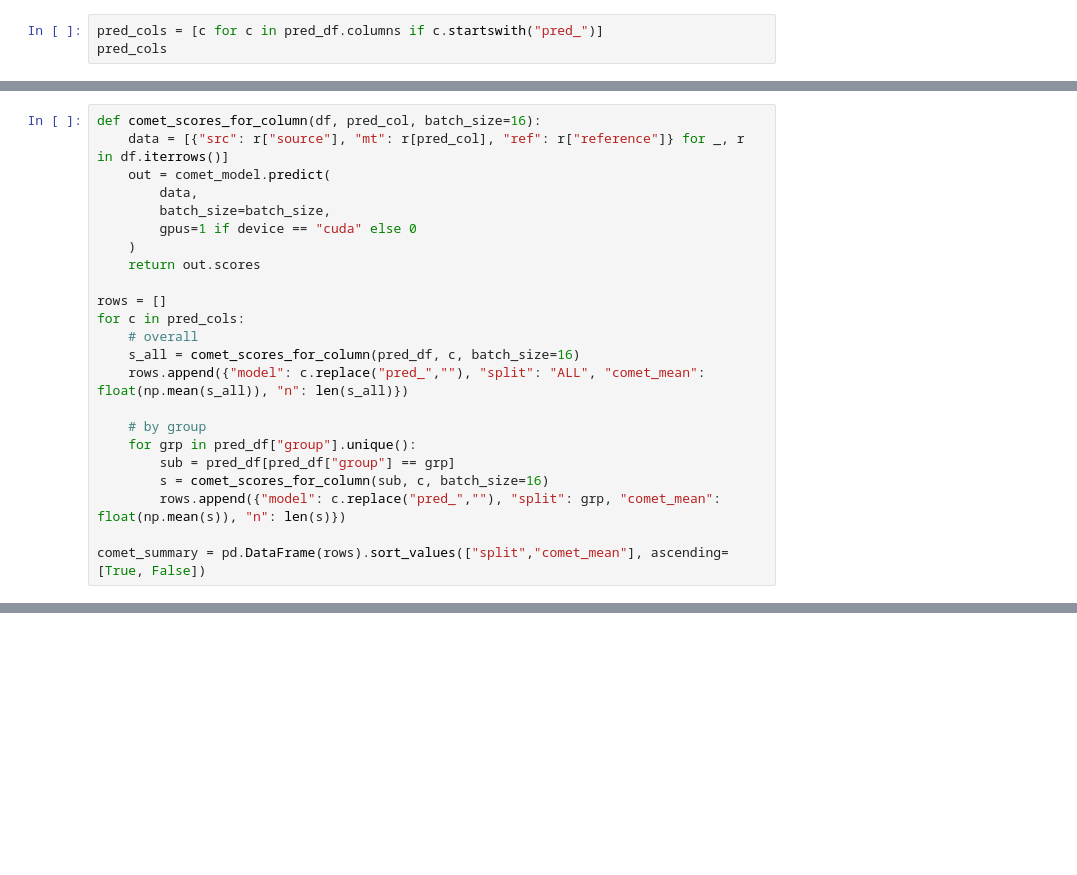
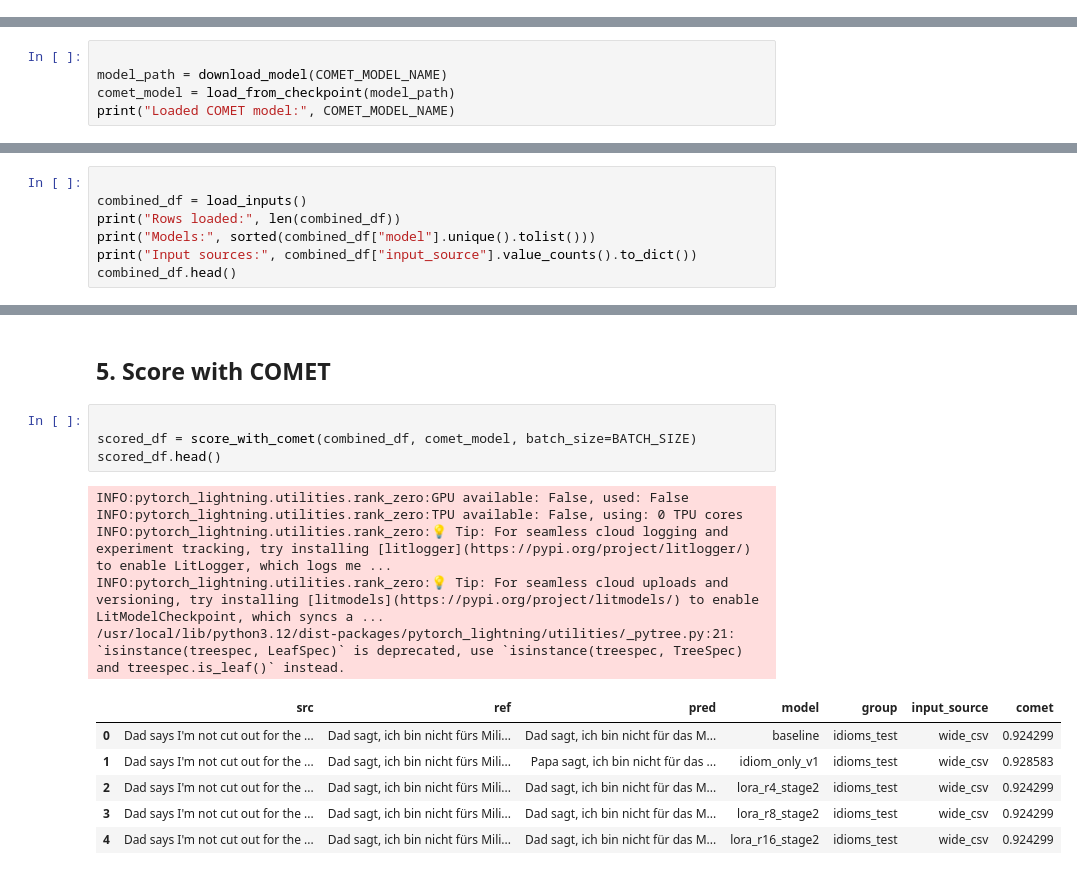
Before and after one commit to auntiepersilla/Idiom_Aware_MT_Finetuning_EN-DE, a Jupyter notebook: notebooks/30_eval_idiom_aware_MT_COMET.ipynb, the cells around one changed output, grey strips where cells are left out. Saved outputs shown, nothing was run; the diff lists cells and outputs as text; blank space fills up the shorter version.

Commit message:
updated COMET evals

```diff
--- a/notebooks/30_eval_idiom_aware_MT_COMET.ipynb
+++ b/notebooks/30_eval_idiom_aware_MT_COMET.ipynb
@@ -68,3 +0,0 @@ Loaded: /root/.cache/huggingface/hub/models--Unbabel--wmt22-comet-da/snapshots/2
-# %%
-pred_cols = [c for c in pred_df.columns if c.startswith("pred_")]
-pred_cols
@@ -77,23 +0,0 @@ pred_cols
-# %%
-def comet_scores_for_column(df, pred_col, batch_size=16):
-    data = [{"src": r["source"], "mt": r[pred_col], "ref": r["reference"]} for _, r in df.iterrows()]
-    out = comet_model.predict(
-        data,
-        batch_size=batch_size,
-        gpus=1 if device == "cuda" else 0
-    )
-    return out.scores
-
-rows = []
-for c in pred_cols:
-    # overall
-    s_all = comet_scores_for_column(pred_df, c, batch_size=16)
-    rows.append({"model": c.replace("pred_",""), "split": "ALL", "comet_mean": float(np.mean(s_all)), "n": len(s_all)})
-
-    # by group
-    for grp in pred_df["group"].unique():
-        sub = pred_df[pred_df["group"] == grp]
-        s = comet_scores_for_column(sub, c, batch_size=16)
-        rows.append({"model": c.replace("pred_",""), "split": grp, "comet_mean": float(np.mean(s)), "n": len(s)})
-
-comet_summary = pd.DataFrame(rows).sort_values(["split","comet_mean"], ascending=[True, False])
@@ -164,0 +288,5 @@ Saved: /content/drive/MyDrive/ds266_idiom_mt/qual_preds/COMET_summary.csv
+# %%
+
+model_path = download_model(COMET_MODEL_NAME)
+comet_model = load_from_checkpoint(model_path)
+print("Loaded COMET model:", COMET_MODEL_NAME)
@@ -164,0 +299,7 @@ Saved: /content/drive/MyDrive/ds266_idiom_mt/qual_preds/COMET_summary.csv
+# %%
+
+combined_df = load_inputs()
+print("Rows loaded:", len(combined_df))
+print("Models:", sorted(combined_df["model"].unique().tolist()))
+print("Input sources:", combined_df["input_source"].value_counts().to_dict())
+combined_df.head()
@@ -164,0 +319,18 @@ Saved: /content/drive/MyDrive/ds266_idiom_mt/qual_preds/COMET_summary.csv
+# %% [markdown]
+## 5. Score with COMET
+# %%
+
+scored_df = score_with_comet(combined_df, comet_model, batch_size=BATCH_SIZE)
+scored_df.head()
+# %% [output]
+INFO:pytorch_lightning.utilities.rank_zero:GPU available: False, used: False
+INFO:pytorch_lightning.utilities.rank_zero:TPU available: False, using: 0 TPU cores
+INFO:pytorch_lightning.utilities.rank_zero:💡 Tip: For seamless cloud logging and experiment tracking, try installing [litlogger](https://pypi.org/project/litlogger/) to enable LitLogger, which logs me ...
+INFO:pytorch_lightning.utilities.rank_zero:💡 Tip: For seamless cloud uploads and versioning, try installing [litmodels](https://pypi.org/project/litmodels/) to enable LitModelCheckpoint, which syncs a ...
+/usr/local/lib/python3.12/dist-packages/pytorch_lightning/utilities/_pytree.py:21: `isinstance(treespec, LeafSpec)` is deprecated, use `isinstance(treespec, TreeSpec) and treespec.is_leaf()` instead.
+|  | src | ref | pred | model | group | input_source | comet |
+| 0 | Dad says I'm not cut out for the ... | Dad sagt, ich bin nicht fürs Mili... | Dad sagt, ich bin nicht für das M... | baseline | idioms_test | wide_csv | 0.924299 |
+| 1 | Dad says I'm not cut out for the ... | Dad sagt, ich bin nicht fürs Mili... | Papa sagt, ich bin nicht für das ... | idiom_only_v1 | idioms_test | wide_csv | 0.928583 |
+| 2 | Dad says I'm not cut out for the ... | Dad sagt, ich bin nicht fürs Mili... | Dad sagt, ich bin nicht für das M... | lora_r4_stage2 | idioms_test | wide_csv | 0.924299 |
+| 3 | Dad says I'm not cut out for the ... | Dad sagt, ich bin nicht fürs Mili... | Dad sagt, ich bin nicht für das M... | lora_r8_stage2 | idioms_test | wide_csv | 0.924299 |
+| 4 | Dad says I'm not cut out for the ... | Dad sagt, ich bin nicht fürs Mili... | Dad sagt, ich bin nicht für das M... | lora_r16_stage2 | idioms_test | wide_csv | 0.924299 |
```
Also changed, not shown: parts of 36 cells of this notebook.
